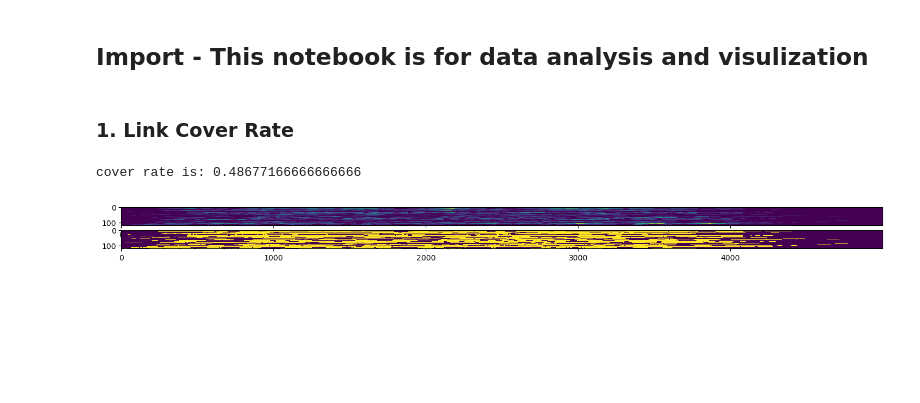
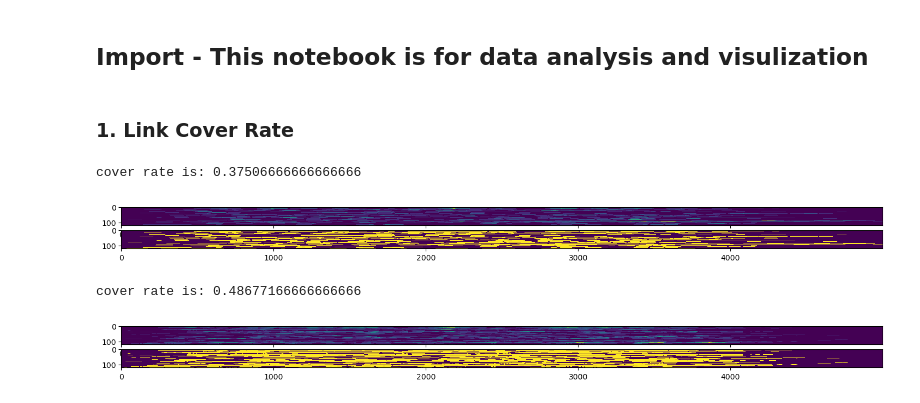
Before and after one commit to Dylan-Wyl10/RoboSense, a Jupyter notebook: analysis/dataAnalysis.ipynb, the cells around one changed output. Saved outputs shown, nothing was run; the diff lists cells and outputs as text; code cells hidden in the pictures; blank space fills up the shorter version.

```diff
--- a/analysis/dataAnalysis.ipynb
+++ b/analysis/dataAnalysis.ipynb
@@ -47,7 +47,10 @@ def drawTimeSpace(table):
 
     return linkTime_cover
 # %%
-# LT_ben = drawTimeSpace(cover_ben)
+LT_ben = drawTimeSpace(cover_ben)
+# %% [output]
+cover rate is: 0.37506666666666666
+[figure, added]
 # %%
 LT_1 = drawTimeSpace(cover_1)
 # %% [output]
```
Also changed, not shown: parts of 32 cells of this notebook.
